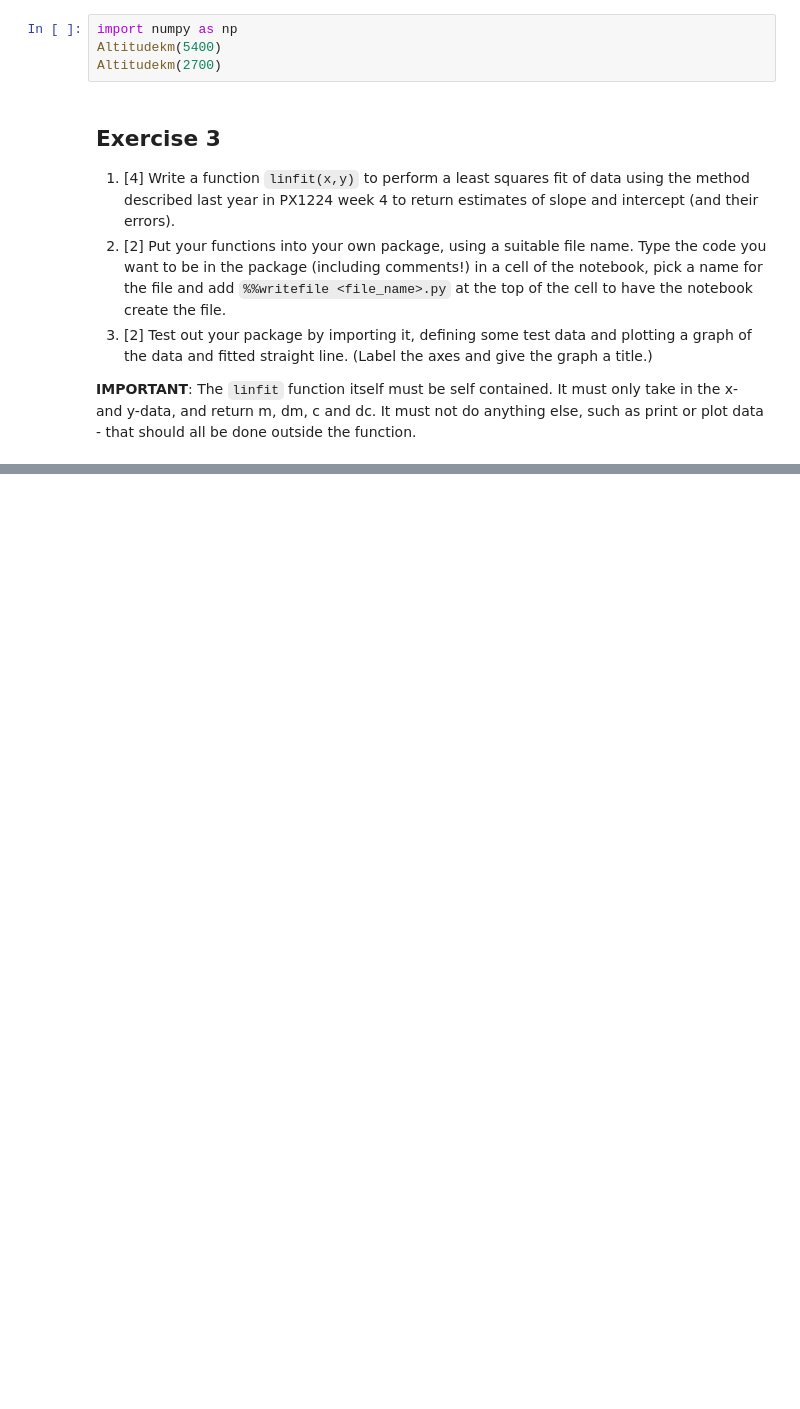
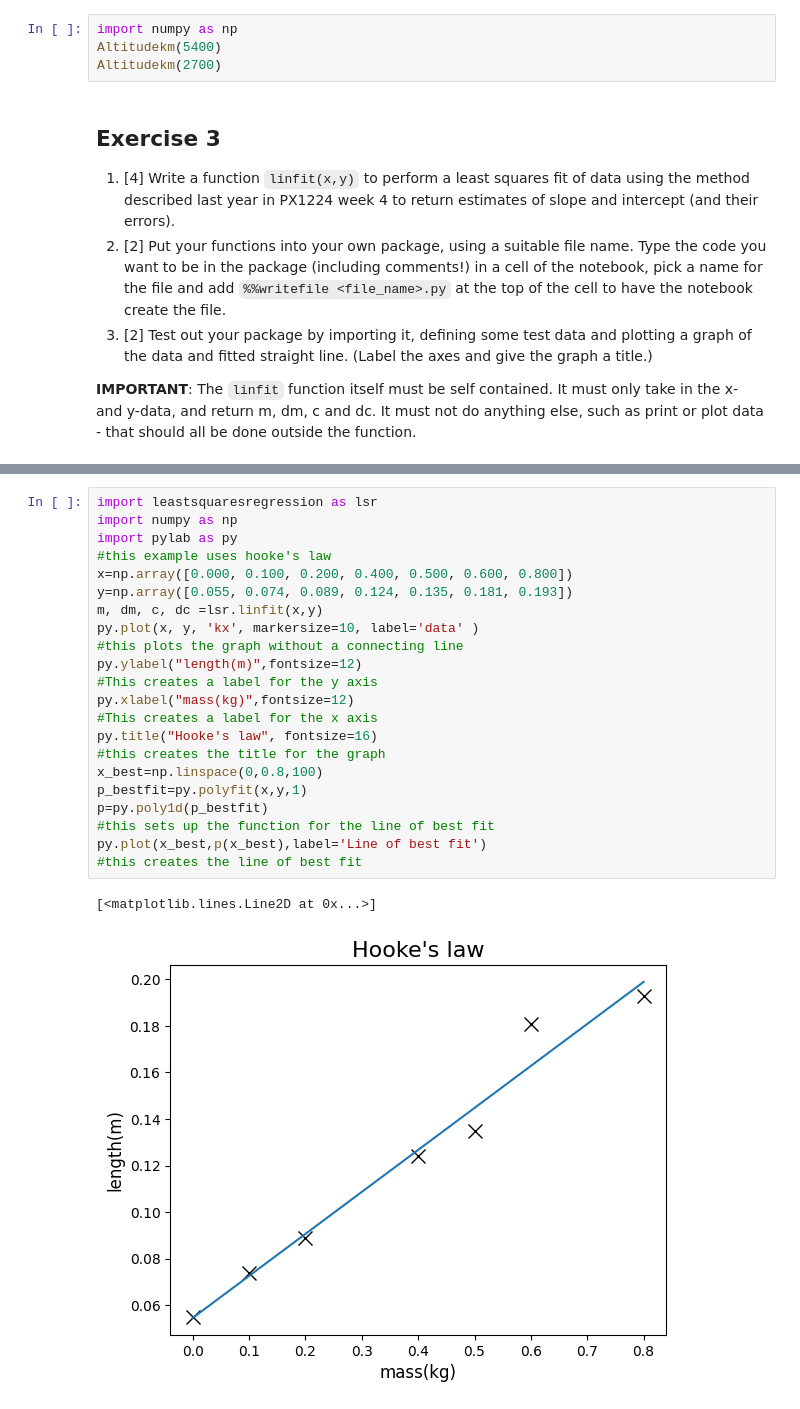
Before and after one commit to PX2145-2025/week-2-b-Walters-Bradley, a Jupyter notebook: Functions.ipynb, the cells around one changed output, grey strips where cells are left out. Saved outputs shown, nothing was run; the diff lists cells and outputs as text; blank space fills up the shorter version.

```diff
--- a/Functions.ipynb
+++ b/Functions.ipynb
@@ -412,0 +436,25 @@ Altitudekm(2700)
+# %%
+import leastsquaresregression as lsr
+import numpy as np
+import pylab as py
+#this example uses hooke's law
+x=np.array([0.000, 0.100, 0.200, 0.400, 0.500, 0.600, 0.800])
+y=np.array([0.055, 0.074, 0.089, 0.124, 0.135, 0.181, 0.193])
+m, dm, c, dc =lsr.linfit(x,y)
+py.plot(x, y, 'kx', markersize=10, label='data' )
+#this plots the graph without a connecting line
+py.ylabel("length(m)",fontsize=12)
+#This creates a label for the y axis
+py.xlabel("mass(kg)",fontsize=12)
+#This creates a label for the x axis
+py.title("Hooke's law", fontsize=16)
+#this creates the title for the graph
+x_best=np.linspace(0,0.8,100)
+p_bestfit=py.polyfit(x,y,1)
+p=py.poly1d(p_bestfit)
+#this sets up the function for the line of best fit
+py.plot(x_best,p(x_best),label='Line of best fit')
+#this creates the line of best fit
+# %% [output]
+[<matplotlib.lines.Line2D at 0x...>]
+[figure, added]
```
Also changed, not shown: parts of 2 cells of this notebook.
